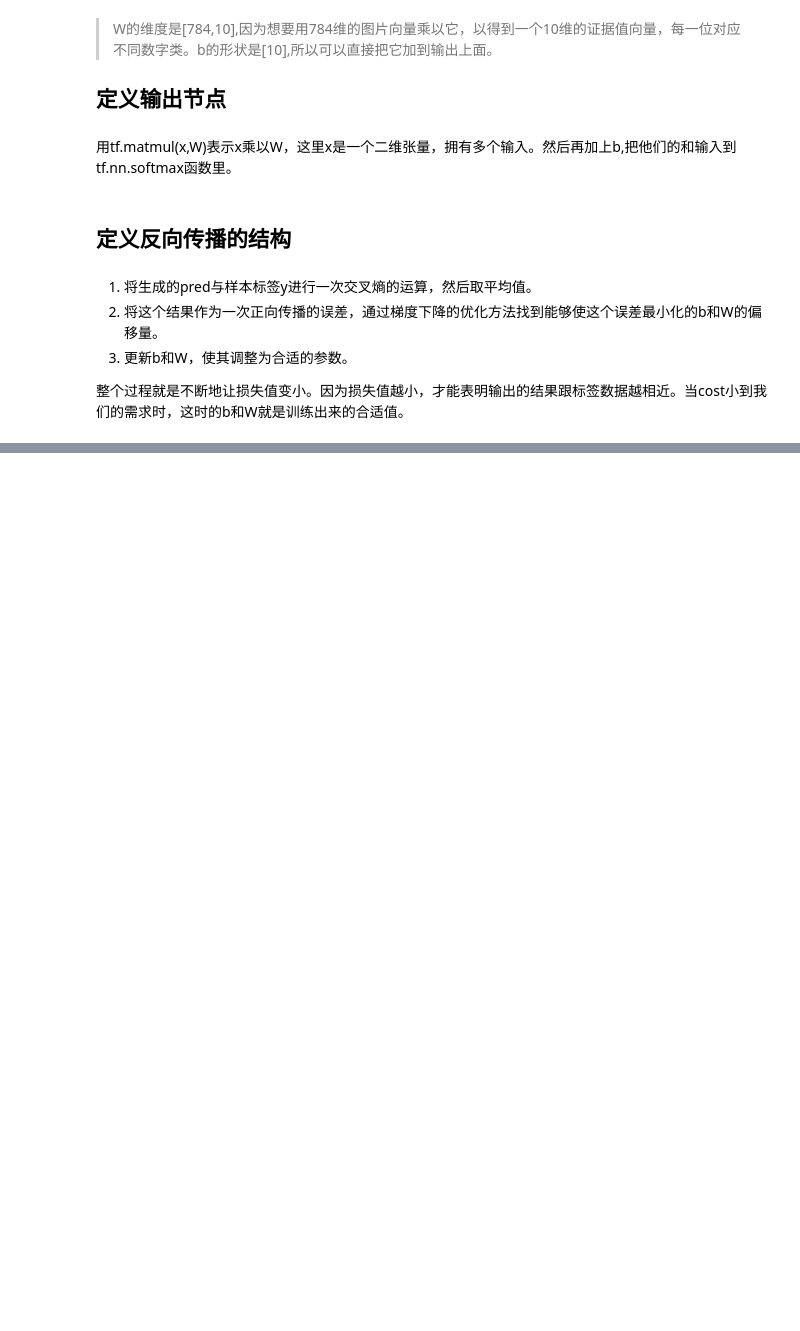
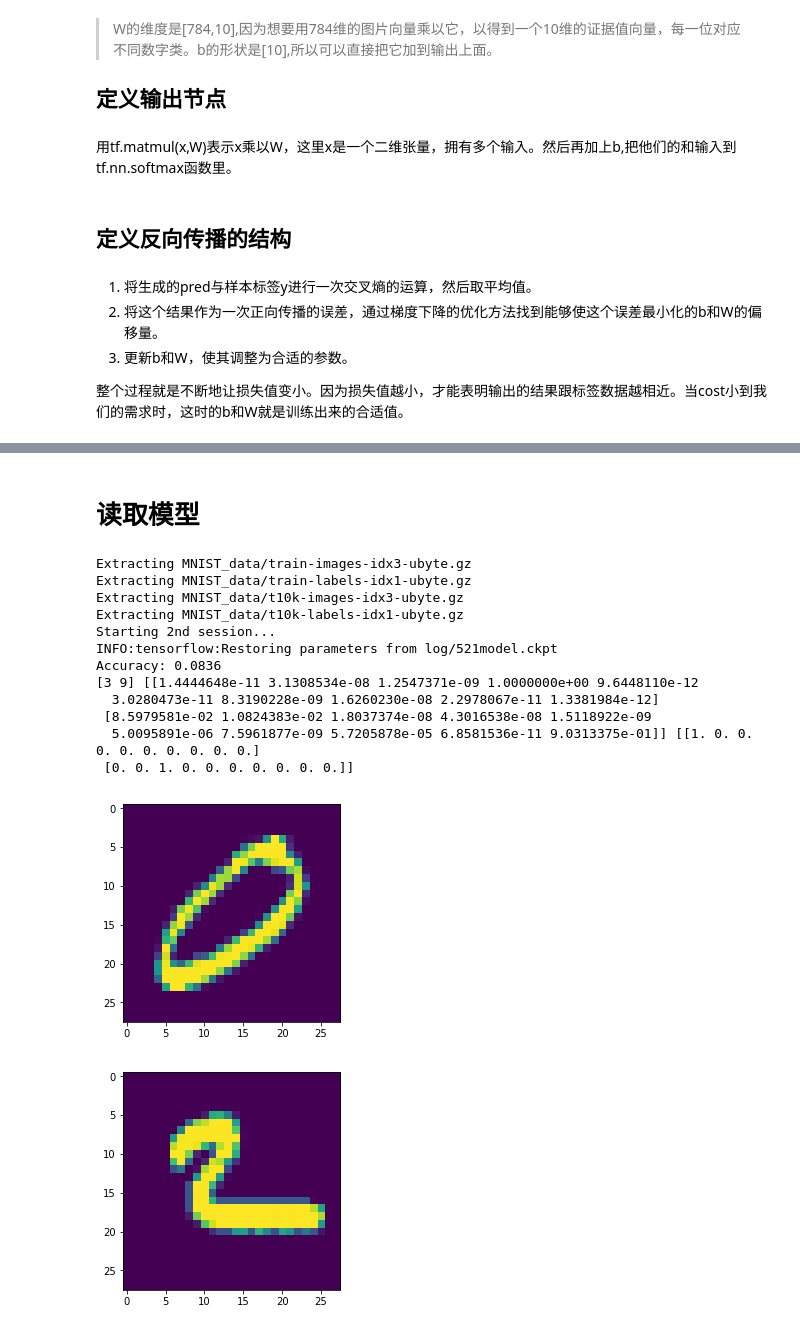
Before and after one commit to lllhhh/DeepLearningNotes, a Jupyter notebook: Tensorflow（原理、实践）/第十节 识别图片模糊手写数字.ipynb, the cells around one changed output, grey strips where cells are left out. Drawn from its saved outputs; the diff is of its cells as text; code cells hidden in the pictures; blank space fills up the shorter version.

```diff
--- a/Tensorflow（原理、实践）/第十节 识别图片模糊手写数字.ipynb
+++ b/Tensorflow（原理、实践）/第十节 识别图片模糊手写数字.ipynb
@@ -114,0 +270,67 @@ optimizer = tf.train.GradientDescentOptimizer(learning_rate).minimize(cost)
+# %% [markdown]
+# 读取模型
+# %%
+# -*- coding: utf-8 -*-
+
+import tensorflow as tf #导入tensorflow库
+from tensorflow.examples.tutorials.mnist import input_data
+mnist = input_data.read_data_sets("MNIST_data/", one_hot=True)
+import pylab
+
+# tf Graph Input
+x = tf.placeholder(tf.float32, [None, 784]) # mnist data维度 28*28=784
+y = tf.placeholder(tf.float32, [None, 10]) # 0-9 数字=> 10 classes
+
+# Set model weights
+W = tf.Variable(tf.random_normal([784, 10]))
+b = tf.Variable(tf.zeros([10]))
+
+# 构建模型
+pred = tf.nn.softmax(tf.matmul(x, W) + b) # Softmax分类
+
+# Minimize error using cross entropy
+cost = tf.reduce_mean(-tf.reduce_sum(y*tf.log(pred), reduction_indices=1))
+
+#读取模型
+print("Starting 2nd session...")
+with tf.Session() as sess:
+    # Initialize variables
+    sess.run(tf.global_variables_initializer())
+    # Restore model weights from previously saved model
+    saver.restore(sess, model_path)
+
+     # 测试 model
+    correct_prediction = tf.equal(tf.argmax(pred, 1), tf.argmax(y, 1))
+    # 计算准确率
+    accuracy = tf.reduce_mean(tf.cast(correct_prediction, tf.float32))
+    print ("Accuracy:", accuracy.eval({x: mnist.test.images, y: mnist.test.labels}))
+
+    output = tf.argmax(pred, 1)
+    batch_xs, batch_ys = mnist.train.next_batch(2)
+    outputval,predv = sess.run([output,pred], feed_dict={x: batch_xs})
+    print(outputval,predv,batch_ys)
+
+    im = batch_xs[0]
+    im = im.reshape(-1,28)
+    pylab.imshow(im)
+    pylab.show()
+
+    im = batch_xs[1]
+    im = im.reshape(-1,28)
+    pylab.imshow(im)
+    pylab.show()
+# %% [output]
+Extracting MNIST_data/train-images-idx3-ubyte.gz
+Extracting MNIST_data/train-labels-idx1-ubyte.gz
+Extracting MNIST_data/t10k-images-idx3-ubyte.gz
+Extracting MNIST_data/t10k-labels-idx1-ubyte.gz
+Starting 2nd session...
+INFO:tensorflow:Restoring parameters from log/521model.ckpt
+Accuracy: 0.0836
+[3 9] [[1.4444648e-11 3.1308534e-08 1.2547371e-09 1.0000000e+00 9.6448110e-12
+  3.0280473e-11 8.3190228e-09 1.6260230e-08 2.2978067e-11 1.3381984e-12]
+ [8.5979581e-02 1.0824383e-02 1.8037374e-08 4.3016538e-08 1.5118922e-09
+  5.0095891e-06 7.5961877e-09 5.7205878e-05 6.8581536e-11 9.0313375e-01]] [[1. 0. 0. 0. 0. 0. 0. 0. 0. 0.]
+ [0. 0. 1. 0. 0. 0. 0. 0. 0. 0.]]
+[figure, added]
+[figure, added]
```
Also changed, not shown: parts of 8 cells of this notebook, 4 other files.
